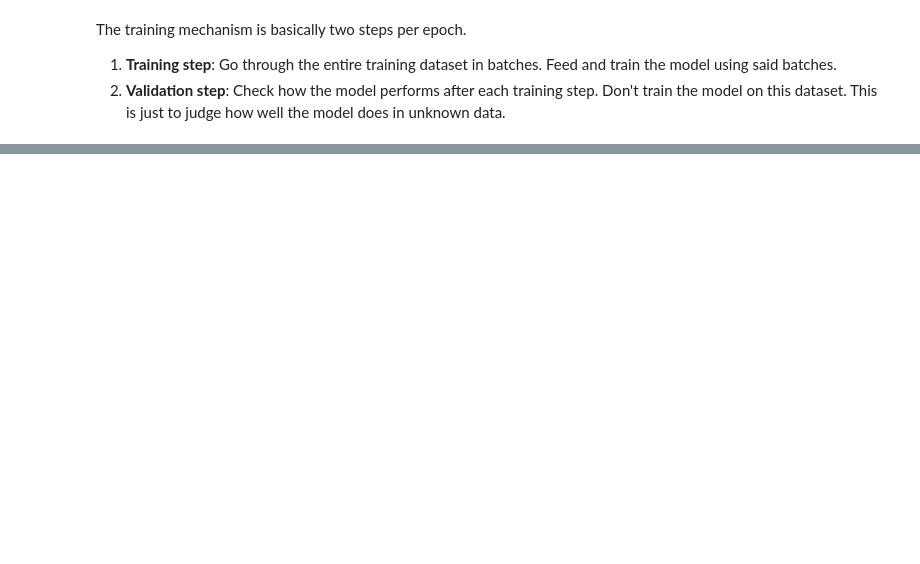
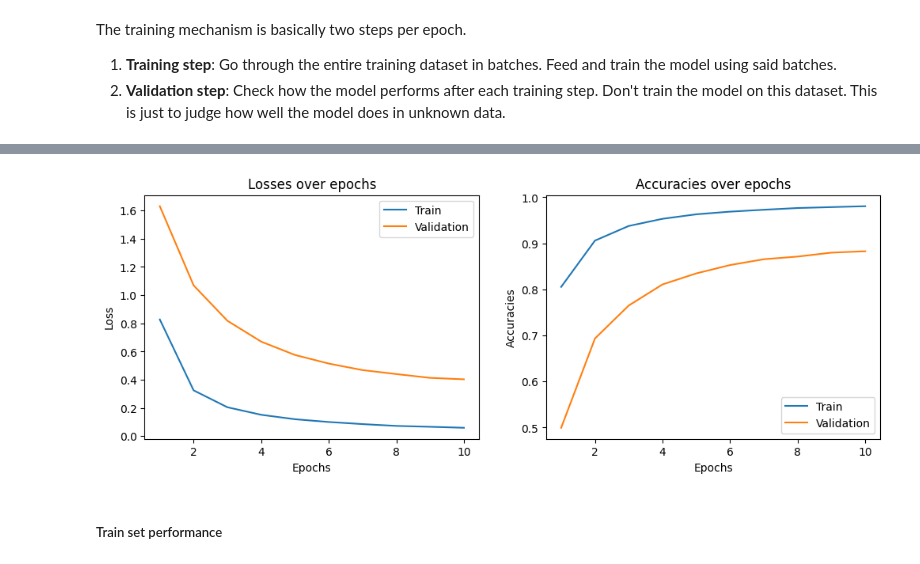
Before and after one commit to Shakleen/POS_Tagging, a Jupyter notebook: code.ipynb, the cells around one changed output, grey strips where cells are left out. Saved outputs shown, nothing was run; the diff lists cells and outputs as text; code cells hidden in the pictures; blank space fills up the shorter version.

Commit message:
Perform comparative analysis of architectures

```diff
--- a/code.ipynb
+++ b/code.ipynb
@@ -364,3 +364,10 @@ The training mechanism is basically two steps per epoch.
 
 1. **Training step**: Go through the entire training dataset in batches. Feed and train the model using said batches.
 2. **Validation step**: Check how the model performs after each training step. Don't train the model on this dataset. This is just to judge how well the model does in unknown data.
+# %%
+MAX_EPOCHS = 10
+EMBEDDING_DIM = 100
+NUM_HIDDENS = 128
+NUM_INPUT = len(udpos.TEXT.vocab)
+NUM_OUTPUTS = len(udpos.UD_TAGS.vocab)
+PADDING_IDX = udpos.TEXT.vocab[udpos.TEXT.pad_token]
@@ -378,3 +382,11 @@ model = PosTagger(num_inputs=len(udpos.TEXT.vocab),
+# %%
+model = PosTagger(num_inputs=NUM_INPUT,
+                  embedding_dim=EMBEDDING_DIM,
+                  num_hiddens=NUM_HIDDENS,
+                  num_outputs=NUM_OUTPUTS,
+                  bidirectional=False,
+                  num_layers=1,
+                  padding_idx=PADDING_IDX)
 # %%
-losses, accuracies = train_epochs(model, udpos, 10)
+losses, accuracies = train_epochs(model, udpos, MAX_EPOCHS)
 # %% [output]
@@ -398,0 +412,6 @@ KeyboardInterrupt:
+# %%
+plot_loss_and_accuracy(losses, accuracies, ["Train", "Validation"])
+# %% [output]
+[figure, added]
+# %% [markdown]
+##### Train set performance
```
Also changed, not shown: parts of 32 cells of this notebook, 4 other files.
